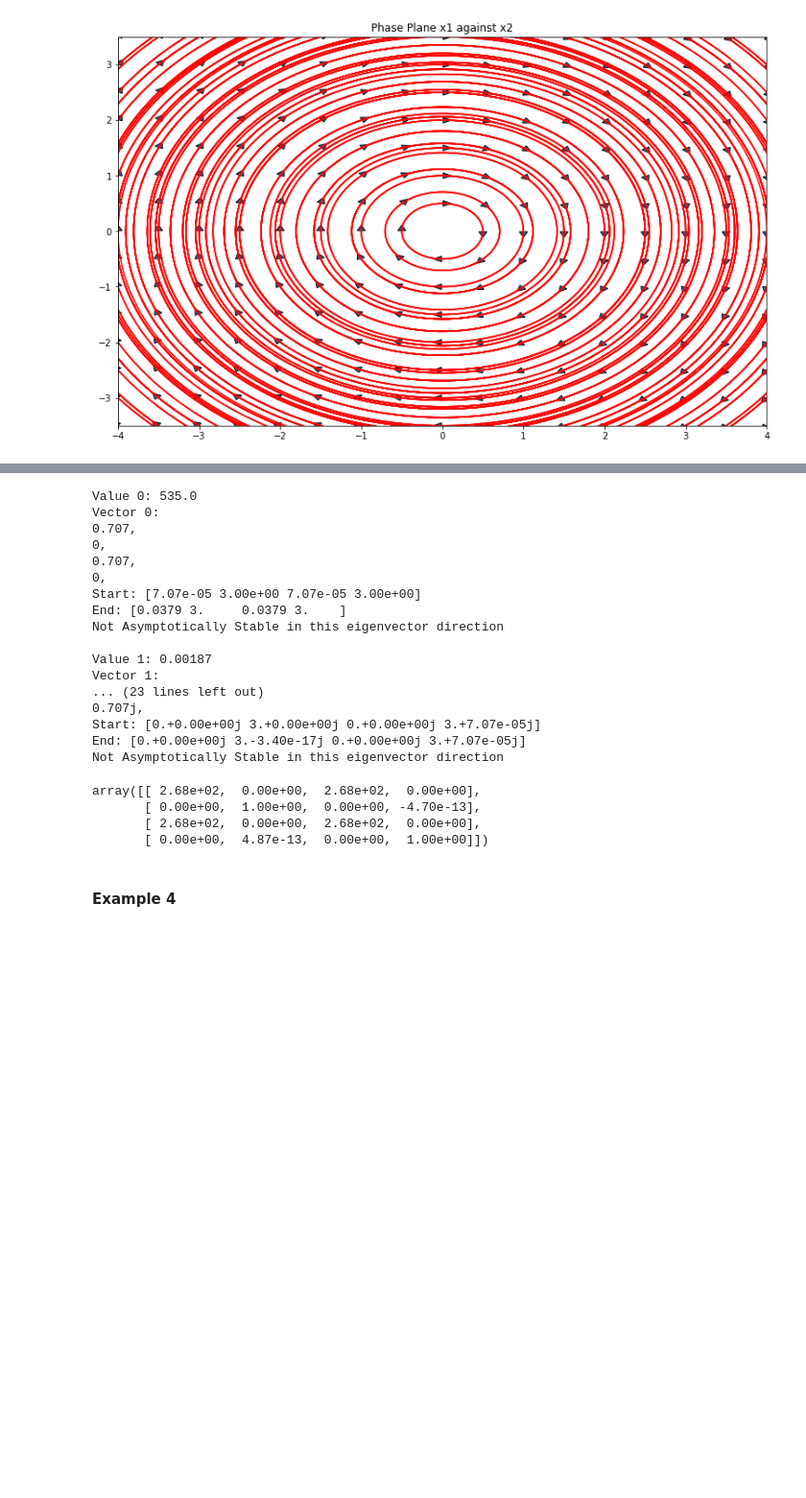
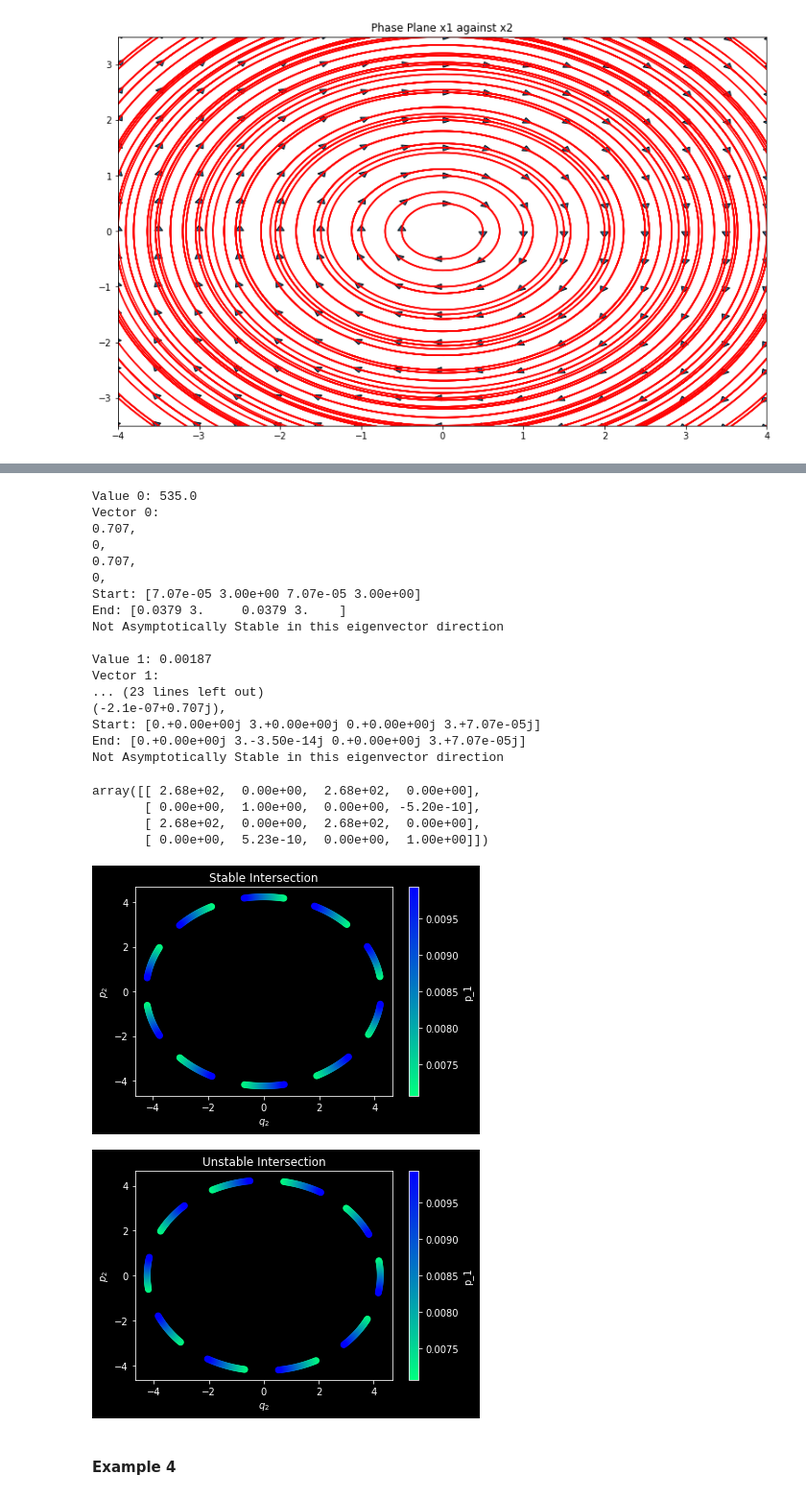
Before and after one commit to Hitthesurf/Helium_Atom, a Jupyter notebook: n-DOF_Hamiltonian_Examples.ipynb, the cells around one changed output, grey strips where cells are left out. Shown at 96% size. Saved outputs shown, nothing was run; the diff lists cells and outputs as text; code cells hidden in the pictures; blank space fills up the shorter version.

Commit message:
Add ability to look at intersecting manifolds Add section at bottom of n-DOF ham examples Add Lagrangain Descriptor Plot with paralle processing

```diff
--- a/n-DOF_Hamiltonian_Examples.ipynb
+++ b/n-DOF_Hamiltonian_Examples.ipynb
@@ -473,7 +473,7 @@ def example3_with_lin(t, q1, q2, p1, p2, M):
     return np.array([dot_q1, dot_q2, dot_p1, dot_p2, M_dot])
 
 
-ODE = ODEAnalysis(complete_example_3, example3_with_lin, StepOfTime=0.001)
+ODE = ODEAnalysis(complete_example_3, example3_with_lin, StepOfTime=0.01)
 ODE.ShowEigen(2*np.pi, [0, 3,0,3],IntegrateOnOrbit = True)
 
 ODE.getMonoDromy(2*np.pi, [0, 3,0,3])
@@ -491,14 +491,19 @@ Not Asymptotically Stable in this eigenvector direction
 Value 1: 0.00187
 Vector 1:
 ... (23 lines left out)
-0.707j,
+(-2.1e-07+0.707j),
 Start: [0.+0.00e+00j 3.+0.00e+00j 0.+0.00e+00j 3.+7.07e-05j]
-End: [0.+0.00e+00j 3.-3.40e-17j 0.+0.00e+00j 3.+7.07e-05j]
+End: [0.+0.00e+00j 3.-3.50e-14j 0.+0.00e+00j 3.+7.07e-05j]
 Not Asymptotically Stable in this eigenvector direction
 array([[ 2.68e+02,  0.00e+00,  2.68e+02,  0.00e+00],
-       [ 0.00e+00,  1.00e+00,  0.00e+00, -4.70e-13],
+       [ 0.00e+00,  1.00e+00,  0.00e+00, -5.20e-10],
        [ 2.68e+02,  0.00e+00,  2.68e+02,  0.00e+00],
-       [ 0.00e+00,  4.87e-13,  0.00e+00,  1.00e+00]])
+       [ 0.00e+00,  5.23e-10,  0.00e+00,  1.00e+00]])
+# %%
+ODE.Intersection(2*np.pi,[0,3,0,3])
+# %% [output]
+[figure, added]
+[figure, added]
 # %% [markdown]
 #### Example 4
 # %% [markdown]
```
Also changed, not shown: parts of 13 cells of this notebook, 4 other files.
